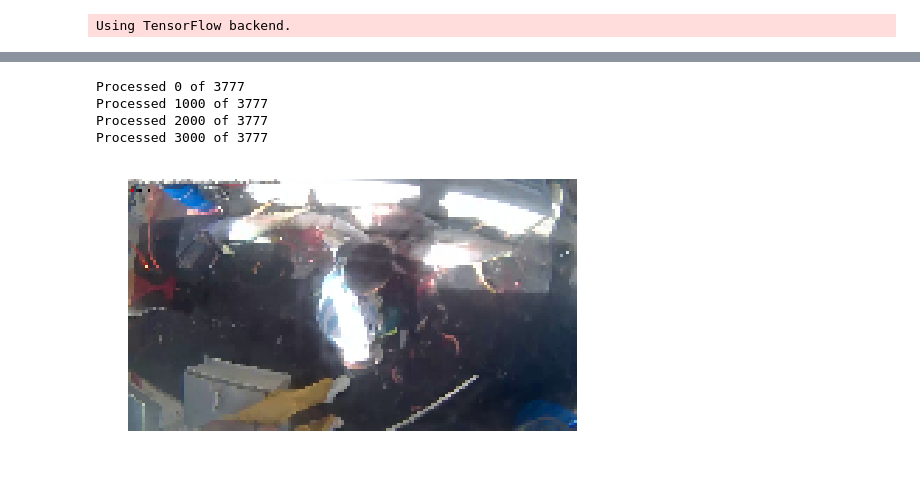
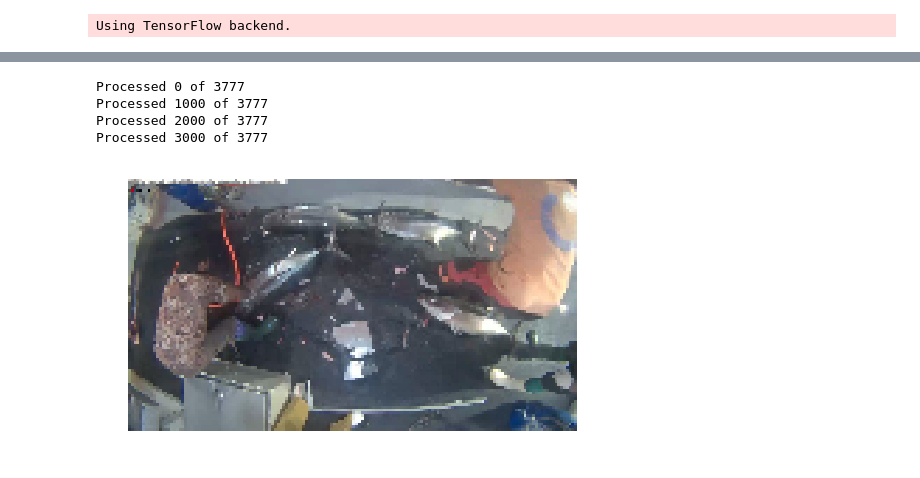
Before and after one commit to davisincubator/sashimdig, a Jupyter notebook: notebooks/amp_4.0_SimpleTFLearn.ipynb, the cells around one changed output, grey strips where cells are left out. Drawn from its saved outputs; the diff is of its cells as text; code cells hidden in the pictures.

Commit message:
fixed image load error

```diff
--- a/notebooks/amp_4.0_SimpleTFLearn.ipynb
+++ b/notebooks/amp_4.0_SimpleTFLearn.ipynb
@@ -113,26 +109,26 @@ COLS = 160 #160 1280
 CHANNELS = 3
 
 #change to numpy array
-X_all = np.ndarray((len(files), ROWS, COLS, CHANNELS), dtype=np.uint8)
+X_all = np.ndarray((len(files), ROWS, COLS, CHANNELS), dtype=float)
 # %%
 for i, f in enumerate(files):
     im = read_image(f)
     X_all[i] = im
     if i%1000 == 0: print('Processed {} of {}'.format(i, len(files)))
 
 ##view example image
 image = X_all[0]
 plt.figure(figsize=(5, 5))
-plt.imshow(im, cmap='gray', interpolation='nearest')
+plt.imshow(image, cmap='gray', interpolation='nearest')
 plt.axis('off')
 plt.tight_layout()
 plt.show()
 # %% [output]
 Processed 0 of 3777
 Processed 1000 of 3777
 Processed 2000 of 3777
 Processed 3000 of 3777
-[figure, old version]
+[figure, new version]
 # %%
 #split into train and test for cross-validation
 # One Hot Encoding Labels
```
Also changed, not shown: parts of 3 cells of this notebook.
